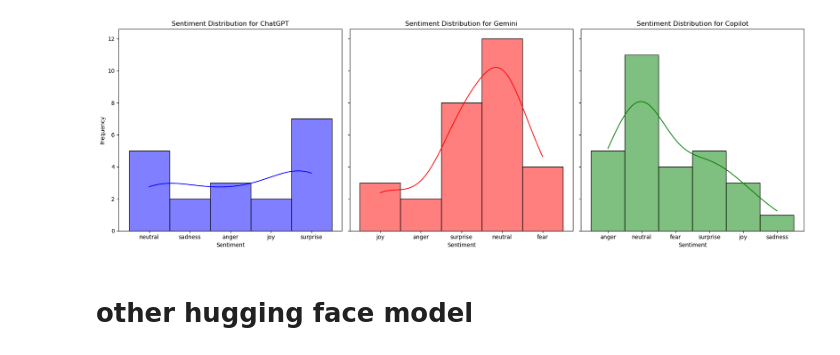
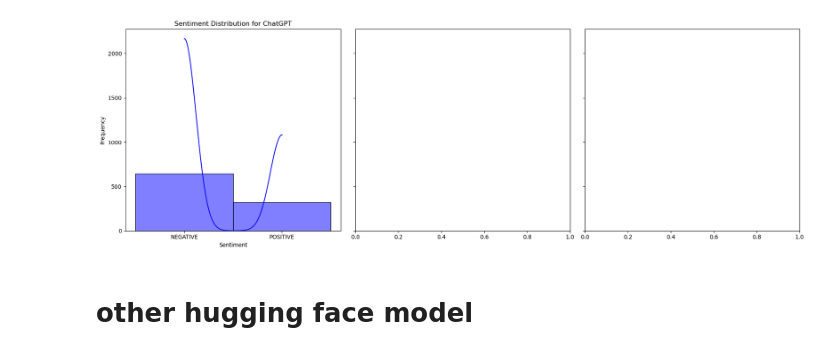
Before and after one commit to 3L1NK/Brand_Analysis_Dashboard, a Jupyter notebook: reddit_sentiment/reddit_hugging_face.ipynb, the cells around one changed output. Saved outputs shown, nothing was run; the diff lists cells and outputs as text; code cells hidden in the pictures.

Commit message:
new neutrogena code

```diff
--- a/reddit_sentiment/reddit_hugging_face.ipynb
+++ b/reddit_sentiment/reddit_hugging_face.ipynb
@@ -27,5 +59,9 @@ def fetch_reddit_posts(subreddit, query, limit=100):
 # %%
-df_chatgpt = fetch_reddit_posts('all', 'ChatGPT', 100)
-df_gemini = fetch_reddit_posts('all', 'Gemini AI', 100)
-df_copilot = fetch_reddit_posts('all', 'Copilot AI', 100)
+# df_chatgpt = fetch_reddit_posts('all', 'ChatGPT', 100)
+# df_gemini = fetch_reddit_posts('all', 'Gemini AI', 100)
+# df_copilot = fetch_reddit_posts('all', 'Copilot AI', 100)
+
+df_neutrogena = fetch_reddit_comments('all', 'neutrogena', 100)
+# df_gemini = fetch_reddit_comments('all', 'Gemini AI', 100)
+# df_copilot = fetch_reddit_comments('all', 'Copilot AI', 100)
 # %%
@@ -152,31 +175,31 @@ df_chatgpt
 # %%
 # Plot sentiment distribution for ChatGPT
 # Create a figure with 3 subplots side by side
 fig, axes = plt.subplots(1, 3, figsize=(18, 6), sharey=True)
 
 # Plot sentiment distribution for ChatGPT
-sns.histplot(df_chatgpt['Sentiment'], kde=True, color='blue', ax=axes[0])
+sns.histplot(df_neutrogena['Sentiment'], kde=True, color='blue', ax=axes[0])
 axes[0].set_title('Sentiment Distribution for ChatGPT')
 axes[0].set_xlabel('Sentiment')
 axes[0].set_ylabel('Frequency')
 
-# Plot sentiment distribution for Gemini
-sns.histplot(df_gemini['Sentiment'], kde=True, color='red', ax=axes[1])
-axes[1].set_title('Sentiment Distribution for Gemini')
-axes[1].set_xlabel('Sentiment')
-axes[1].set_ylabel('Frequency')
+# # Plot sentiment distribution for Gemini
+# sns.histplot(df_gemini['Sentiment'], kde=True, color='red', ax=axes[1])
+# axes[1].set_title('Sentiment Distribution for Gemini')
+# axes[1].set_xlabel('Sentiment')
+# axes[1].set_ylabel('Frequency')
 
-# Plot sentiment distribution for Copilot
-sns.histplot(df_copilot['Sentiment'], kde=True, color='green', ax=axes[2])
-axes[2].set_title('Sentiment Distribution for Copilot')
-axes[2].set_xlabel('Sentiment')
-axes[2].set_ylabel('Frequency')
+# # Plot sentiment distribution for Copilot
+# sns.histplot(df_copilot['Sentiment'], kde=True, color='green', ax=axes[2])
+# axes[2].set_title('Sentiment Distribution for Copilot')
+# axes[2].set_xlabel('Sentiment')
+# axes[2].set_ylabel('Frequency')
 
 # Adjust layout
 plt.tight_layout()
 plt.show()
 # %% [output]
-[figure, old version]
+[figure, new version]
 # %% [markdown]
 # other hugging face model
 # %%
```
Also changed, not shown: parts of 14 cells of this notebook, 2 other files.
